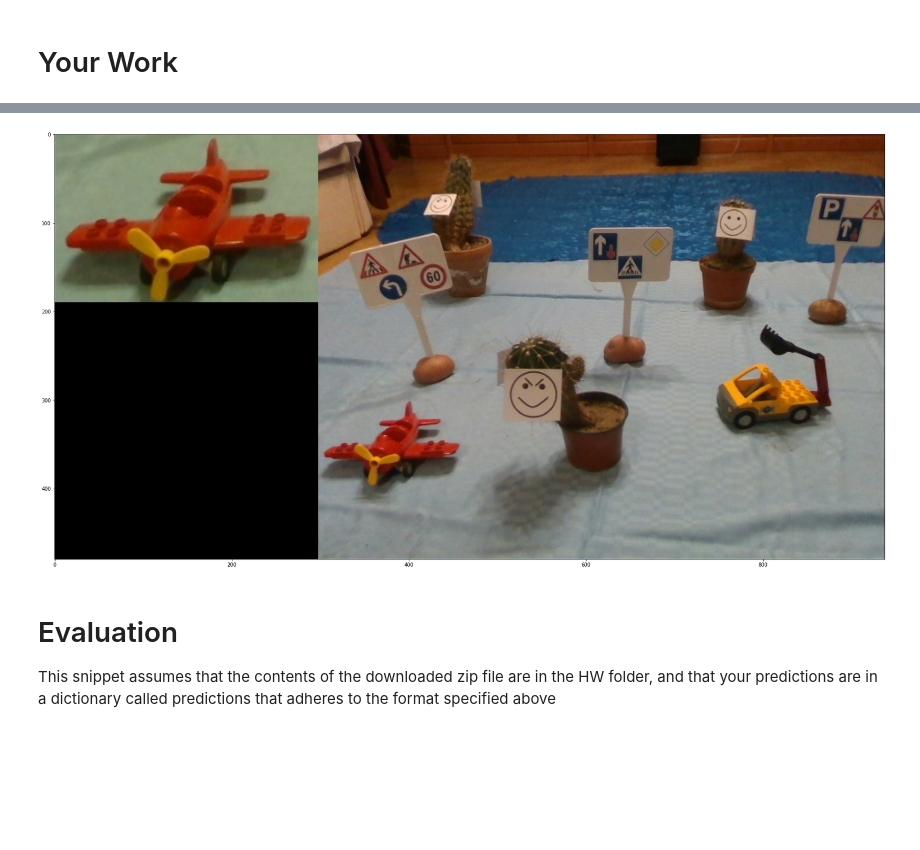
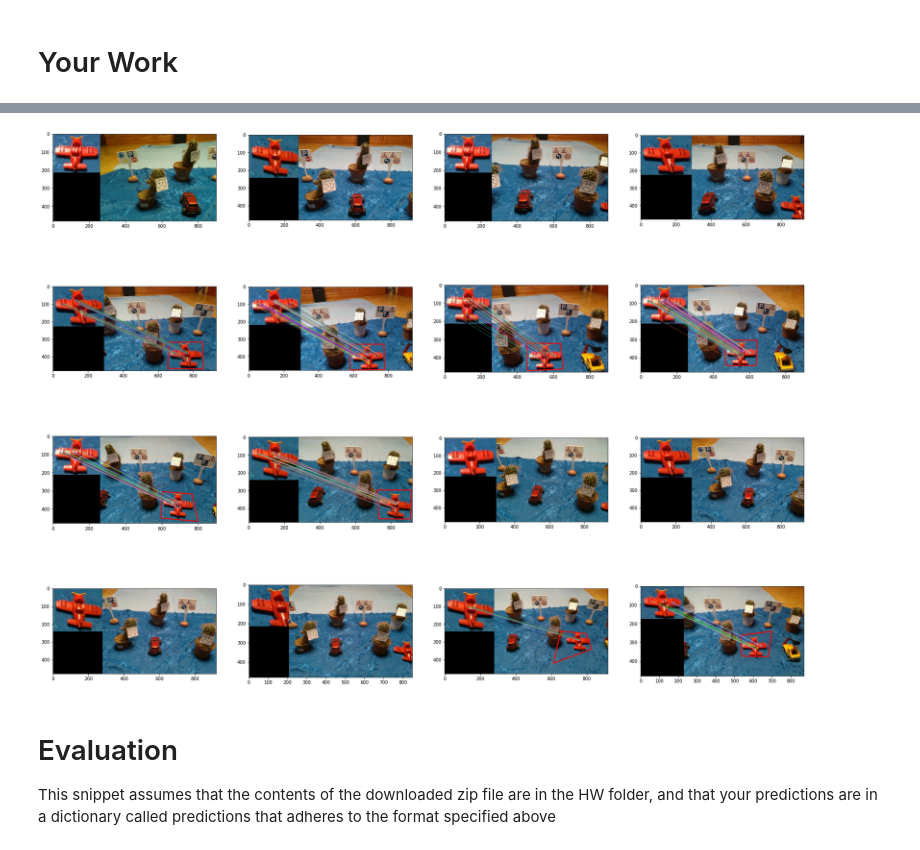
Before and after one commit to bb4lu/SZL-Work, a Jupyter notebook: CVS_HW.ipynb, the cells around one changed output, grey strips where cells are left out. Cells and saved outputs as stored; diff of their text form; code cells hidden in the pictures; blank space fills up the shorter version.

```diff
--- a/CVS_HW.ipynb
+++ b/CVS_HW.ipynb
@@ -370,9 +428,10 @@ import imutils
 imgs = []
 imgs_rgb = []
 imgs_gray = []
-mask= []
+mask = []
+masked_images = []
 for i in names:
-  imgs.append(cv2.imread('HW/g1/rgb/'+i))
+  imgs.append(cv2.imread('HW/g2/rgb/'+i))
 
 
 # Convert images
@@ -386,109 +445,31 @@ for i in names:
   cntr+=1
 
 # Parameters + Masking
-lower_blue = np.array([0, 0, 55])     ##[R value, G value, B value]
+lower_blue = np.array([0, 0, 50])     ##[R value, G value, B value]
 upper_blue = np.array([180, 180, 255])
-
 cntr=0
 for i in names:
   mask.append(cv2.inRange(imgs_rgb[cntr], lower_blue, upper_blue))
   cntr+=1
-"""
+cntr=0
+for i in names:
+  masked_images.append(np.copy(imgs_rgb[cntr]))
+  cntr+=1
 cntr=0
 for i in names:
   x = masked_images[cntr]
   x[mask[cntr] != 0] = [0, 0, 0]
   masked_images[cntr]=x
   cntr+=1
-"""
-
-#Teszt
-#importok
-import cv2, numpy as np
-
-#Képeink
-img1 = cv2.imread('myTemplates/1/2.PNG') #Kép, a "templateünk"
-#Most adtam hozzá!!!
-img1=cv2.cvtColor(img1, cv2.COLOR_BGR2RGB)
-###
-img2 = imgs_rgb[0] #Vizsgált kép
-gray1 = cv2.cvtColor(img1, cv2.COLOR_BGR2GRAY)
-gray2 = cv2.cvtColor(img2, cv2.COLOR_BGR2GRAY)
-# ORB
-detector = cv2.ORB_create(1000)
-#Kulcspontok és descriptorok meghatározása
-kp1, desc1 = detector.detectAndCompute(gray1, None)
-kp2, desc2 = detector.detectAndCompute(gray2, None)
-
-MIN_MATCH = 10 #minimum hány párosítás kell
-#Flann
-FLANN_INDEX_LSH = 6
-
-#Szótár - kulcs alapú konténer
-index_params= dict(algorithm = FLANN_INDEX_LSH,
-                   table_number = 6,
-                   key_size = 12,
-                   multi_probe_level = 1)
-search_params=dict(checks=32)
-#Létrehozzuk a párosító egyedet
-matcher = cv2.FlannBasedMatcher(index_params, search_params)
-
-
-# Találjuk meg a 2 legjobb párosítást minden matchre
-matches = matcher.knnMatch(desc1, desc2, 2)
-#Paraméter a pontosságunkhoz
-ratio = 0.75
-#Jó párosítások meghatározása
-good_matches = [m[0] for m in matches \
-                    if len(m) == 2 and m[0].distance < m[1].distance * ratio]
-#Hány jó párosítást találtunk az "összhalmazból"
-print('good matches:%d/%d' %(len(good_matches),len(matches)))
-
-#0 értékekkel teli listát ad vissza, ami olyan hosszú, mint ahány jó párosításunk van
-matchesMask = np.zeros(len(good_matches)).tolist()
-
-
-#Ha több jó párosításunk van, mint ahányat megadunk a MIN_Match-el
-if len(good_matches) > MIN_MATCH:
-    #Forrás és célpontok meghatározása
-    src_pts = np.float32([ kp1[m.queryIdx].pt for m in good_matches ])
-    dst_pts = np.float32([ kp2[m.trainIdx].pt for m in good_matches ])
-    #Megadja a perspektíva transzformációt (mtrx), és egy maszkot, ami tartalmazza az "inlier" és "outlier" pontokat
-    mtrx, mask = cv2.findHomography(src_pts, dst_pts, cv2.RANSAC, 5.0)
-
-    #Pontosság
-    accuracy=float(mask.sum()) / mask.size
-    print("accuracy: %d/%d(%.2f%%)"% (mask.sum(), mask.size, accuracy))
-    #Ha a maszk elemeinek összege nagyobb MIN_MATCh-nél
-    if mask.sum() > MIN_MATCH:
-        # Sormátrixot csinálunk
-        matchesMask = mask.ravel().tolist()
-        #Template képnek a magassága és szélessége
-        h,w, = img1.shape[:2]
-        #pts-nek megadjuk a template méret sarkait
-        pts = np.float32([ [[0,0]],[[0,h-1]],[[w-1,h-1]],[[w-1,0]] ])
-        #Célpont meghatározása
-        dst = cv2.perspectiveTransform(pts,mtrx)
-        #Kirajzoljuk a négyzetet körbe
-        img2 = cv2.polylines(img2,[np.int32(dst)],True,255,3, cv2.LINE_AA)
-
-#Összehúzott kép
-res = cv2.drawMatches(img1, kp1, img2, kp2, good_matches, None, \
-                    matchesMask=matchesMask,
-                    flags=cv2.DRAW_MATCHES_FLAGS_NOT_DRAW_SINGLE_POINTS)
-plt.figure(figsize=(30,30))
-plt.imshow(res)
 
 
 
-"""
 # Plotting
 cntr=0
 plt.figure(figsize=(30,30))
 for i in names:
   print(i)
   plt.subplot(5,4,cntr+1)
-  plt.imshow(imgs_gray[cntr], cmap='gray')
+  plt.imshow(MMaster(1,2,imgs_rgb[cntr]))
   cntr+=1
-"""
 # %% [output]
@@ -497,4 +493,4 @@ good matches:4/158
-[figure, old version]
+[figure, new version]
 # %% [markdown]
 # Evaluation
 
```
Also changed, not shown: parts of 3 cells of this notebook.
